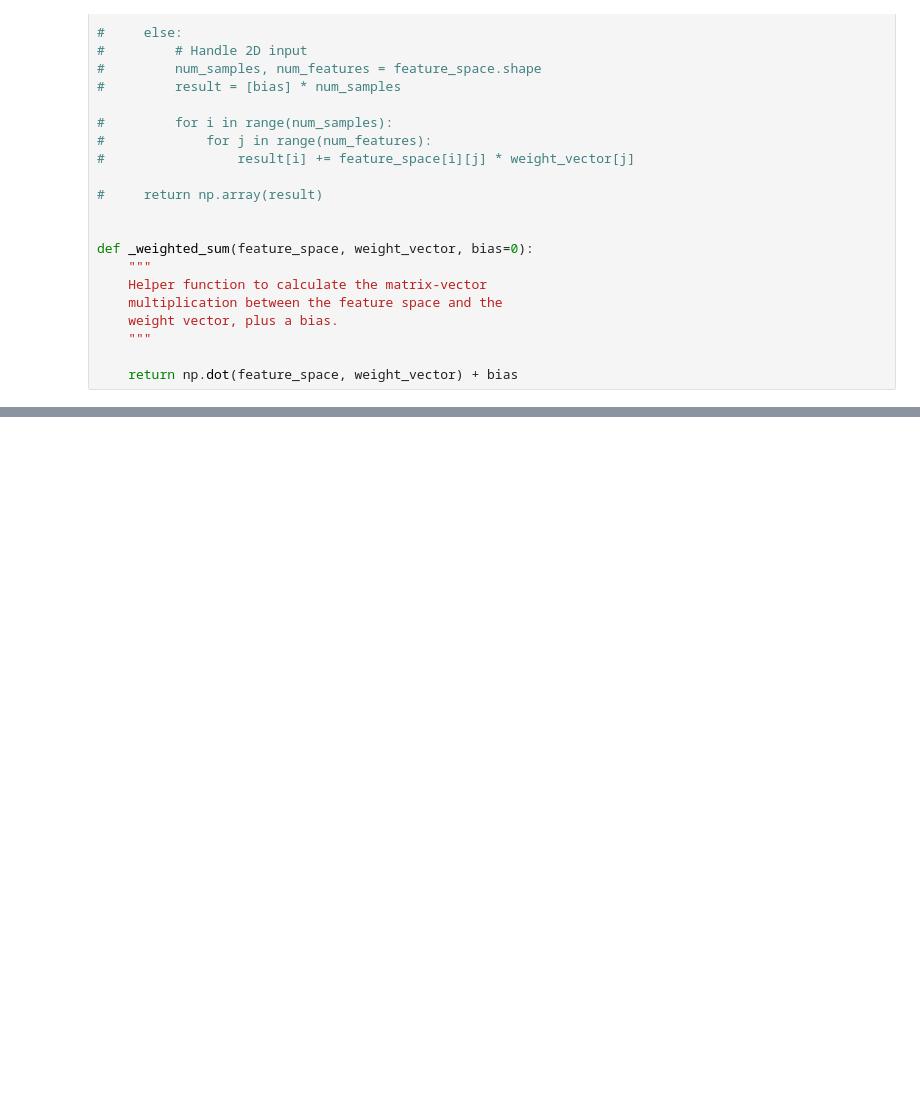
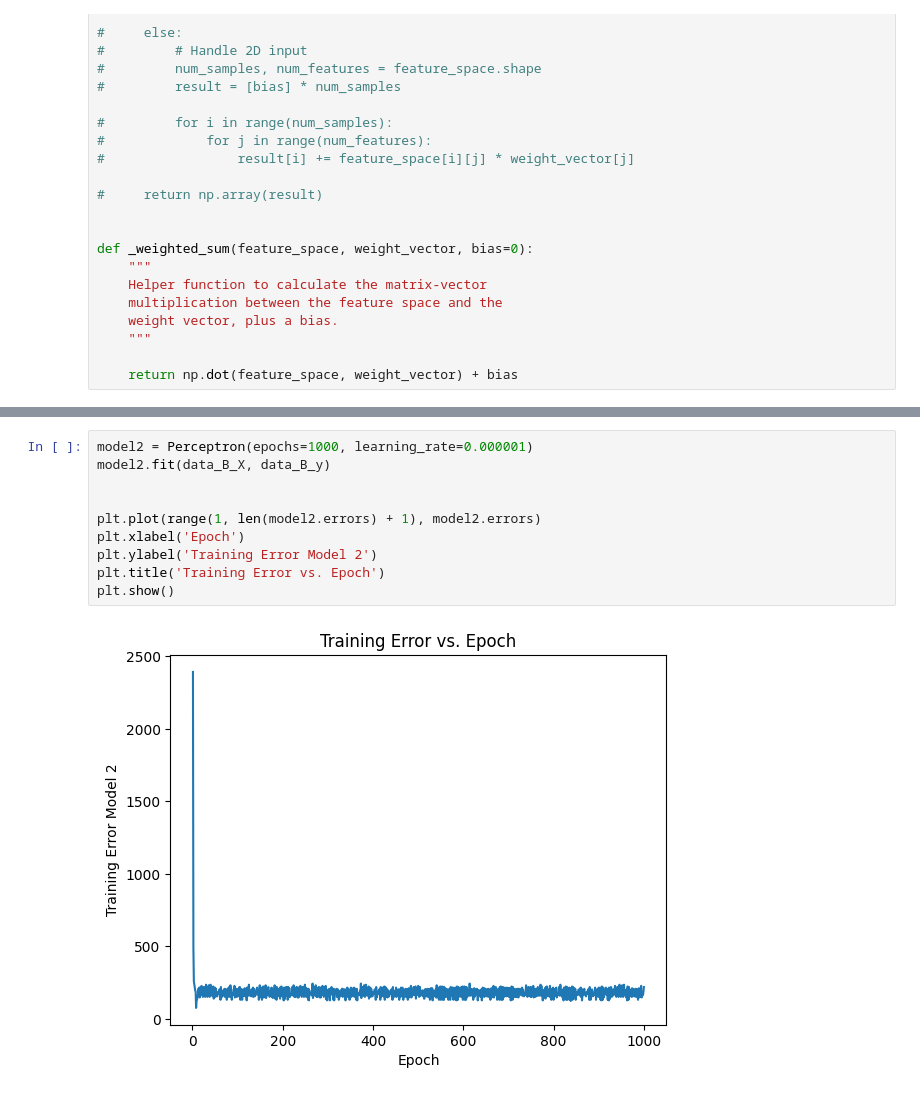
Before and after one commit to AdamPSU/FromScratch, a Jupyter notebook: Neural Networks/perceptron.ipynb, the cells around one changed output, grey strips where cells are left out. Cells and saved outputs as stored; diff of their text form; blank space fills up the shorter version.

```diff
--- a/Neural Networks/perceptron.ipynb
+++ b/Neural Networks/perceptron.ipynb
@@ -103,0 +130,12 @@ model.fit(X, y)
+# %%
+model2 = Perceptron(epochs=1000, learning_rate=0.000001)
+model2.fit(data_B_X, data_B_y)
+
+
+plt.plot(range(1, len(model2.errors) + 1), model2.errors)
+plt.xlabel('Epoch')
+plt.ylabel('Training Error Model 2')
+plt.title('Training Error vs. Epoch')
+plt.show()
+# %% [output]
+[figure, added]
```
Also changed, not shown: parts of 14 cells of this notebook.
